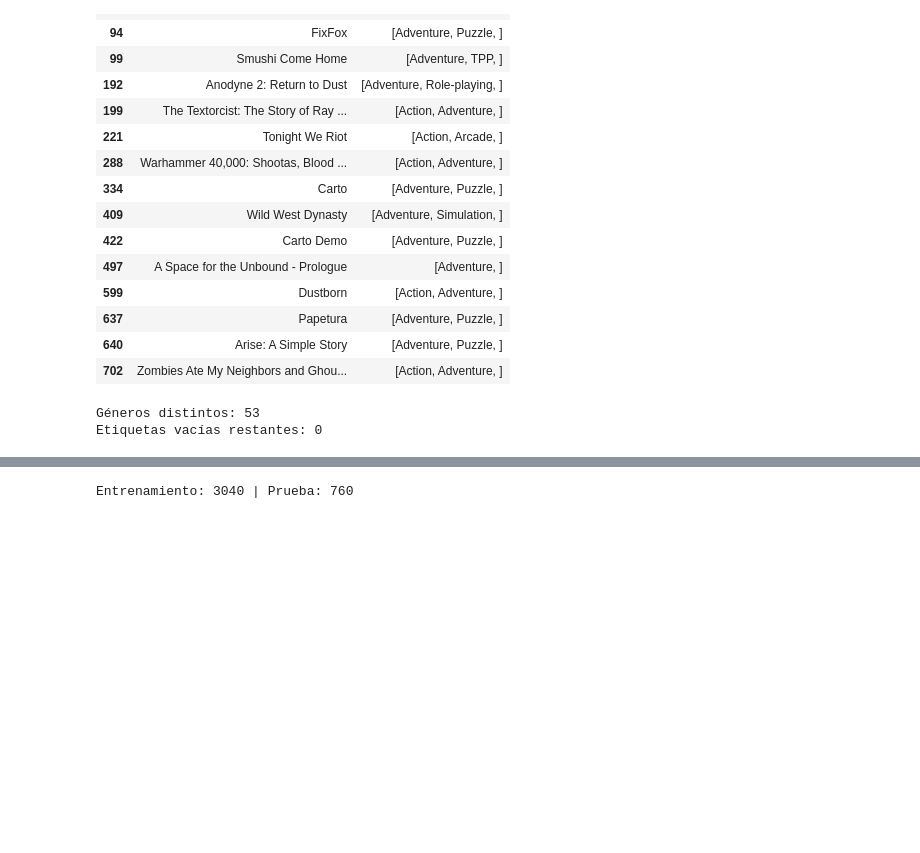
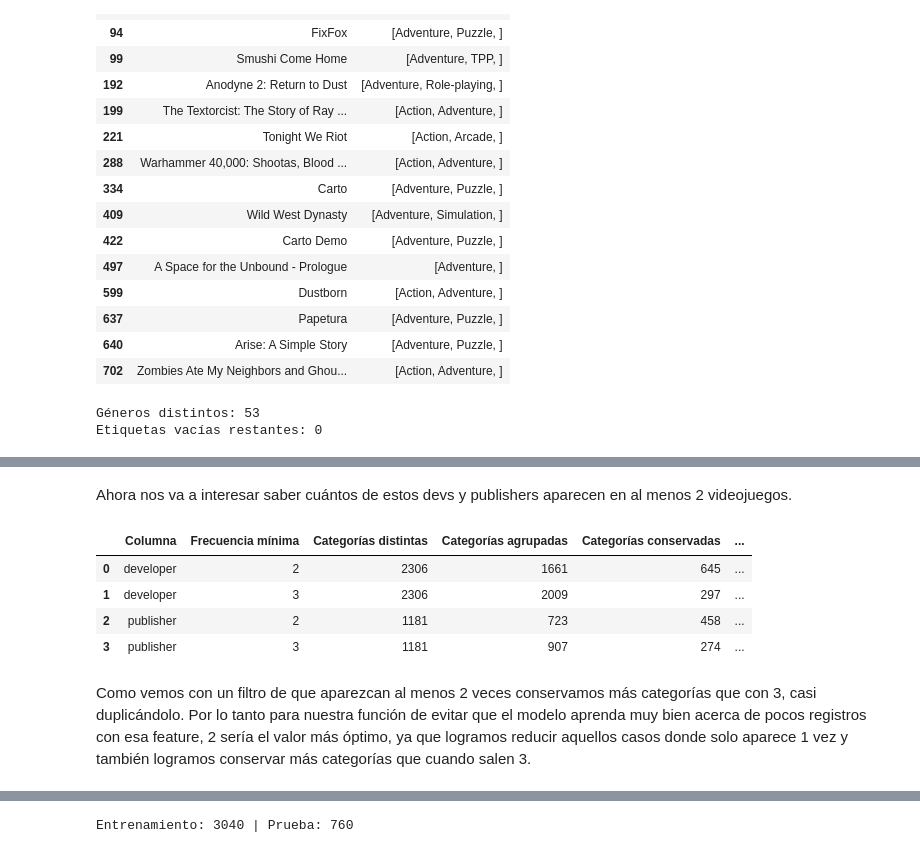
Before and after one commit to juliancarola04/GOG-Valoraciones, a Jupyter notebook: Entrenamiento/GOG_Entrenamiento.ipynb, the cells around one changed output, grey strips where cells are left out. Saved outputs shown, nothing was run; the diff lists cells and outputs as text; code cells hidden in the pictures; blank space fills up the shorter version.

Commit message:
Modificar filtro

```diff
--- a/Entrenamiento/GOG_Entrenamiento.ipynb
+++ b/Entrenamiento/GOG_Entrenamiento.ipynb
@@ -654,3 +695,31 @@ Etiquetas vacías restantes: 0
+# %% [markdown]
+Ahora nos va a interesar saber cuántos de estos devs y publishers aparecen en al menos 2 videojuegos.
+# %%
+resultados = []
+
+for columna in ['developer', 'publisher']:
+    frecuencias = df_games[columna].value_counts()
+
+    for minimo in [2, 3]:
+        resultados.append({
+            'Columna': columna,
+            'Frecuencia mínima': minimo,
+            'Categorías distintas': len(frecuencias),
+            'Categorías agrupadas': (frecuencias < minimo).sum(),
+            'Categorías conservadas': (frecuencias >= minimo).sum(),
+            'Videojuegos asociados a categorías agrupadas':
+                frecuencias[frecuencias < minimo].sum()
+        })
+
+display(pd.DataFrame(resultados))
+# %% [output]
+|  | Columna | Frecuencia mínima | Categorías distintas | Categorías agrupadas | Categorías conservadas | ... |
+| 0 | developer | 2 | 2306 | 1661 | 645 | ... |
+| 1 | developer | 3 | 2306 | 2009 | 297 | ... |
+| 2 | publisher | 2 | 1181 | 723 | 458 | ... |
+| 3 | publisher | 3 | 1181 | 907 | 274 | ... |
+# %% [markdown]
+Como vemos con un filtro de que aparezcan al menos 2 veces conservamos más categorías que con 3, casi duplicándolo. Por lo tanto para nuestra función de evitar que el modelo aprenda muy bien acerca de pocos registros con esa feature, 2 sería el valor más óptimo, ya que logramos reducir aquellos casos donde solo aparece 1 vez y también logramos conservar más categorías que cuando salen 3.
 # %% [markdown]
 ## 6. Predictores y separación de datos
 
```
Also changed, not shown: parts of 9 cells of this notebook, 4 other files.
